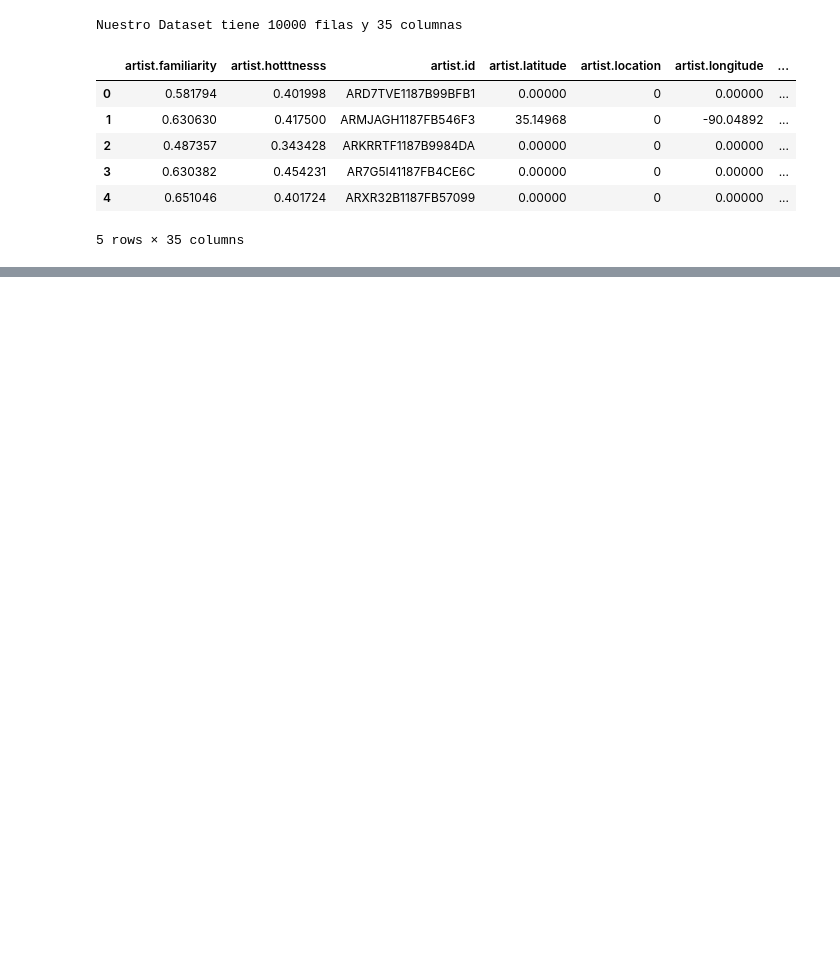
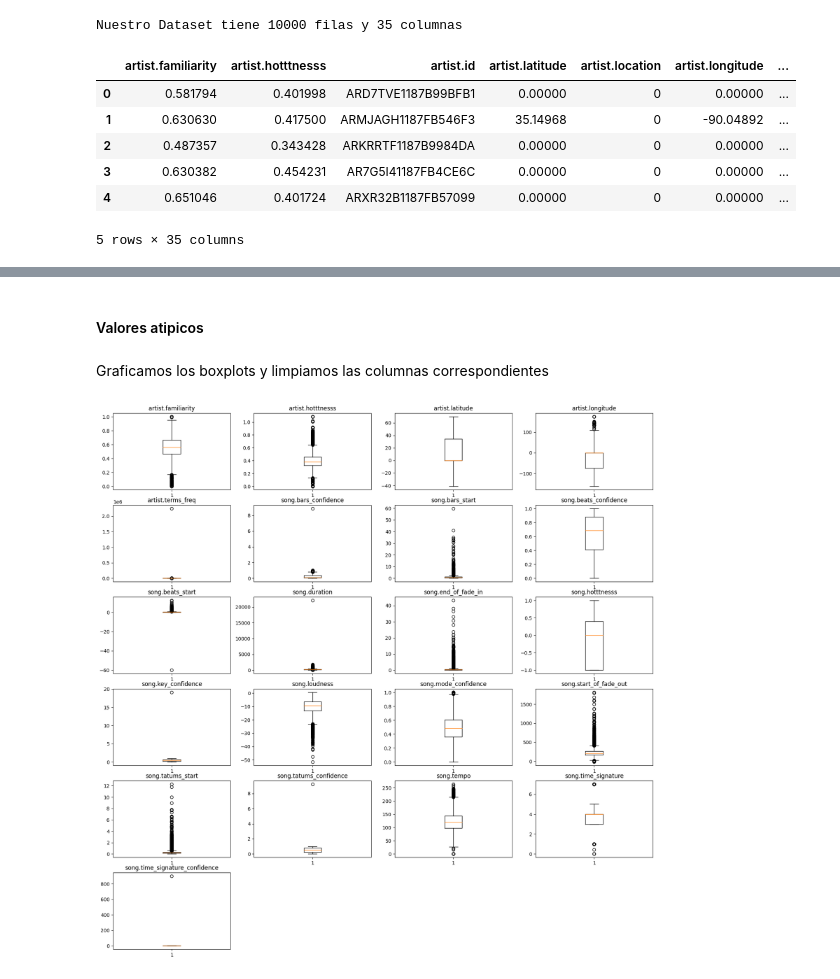
Before and after one commit to cristiandevar/PythonML, a Jupyter notebook: TPFinal/TPFINAL.ipynb, the cells around one changed output, grey strips where cells are left out. Cells and saved outputs as stored; diff of their text form; code cells hidden in the pictures; blank space fills up the shorter version.

```diff
--- a/TPFinal/TPFINAL.ipynb
+++ b/TPFinal/TPFINAL.ipynb
@@ -41,16 +48,13 @@ Según el articulo publicado en Kaggle la informacion fue obtenida del proyecto
 Soy creador de letras del genero Rap y me atrae el area musical, quisiera comprobar, mediante las tecnicas aprendidas en el curso, que parametros son valorados y poder ponerlos en practica.
 # %%
-# Importamos pandas
-import pandas as pd
-
 # Leemos el dataset
-d_music = pd.read_csv('music.csv')
+d_musica = pd.read_csv('music.csv')
 
 # Mostramos el tamaño
-print(f'Nuestro Dataset tiene {d_music.shape[0]} filas y {d_music.shape[1]} columnas')
+print(f'Nuestro Dataset tiene {d_musica.shape[0]} filas y {d_musica.shape[1]} columnas')
 
 # Primeras 5 filas
-d_music.head()
+d_musica.head()
 # %% [output]
 Nuestro Dataset tiene 10000 filas y 35 columnas
 |  | artist.familiarity | artist.hotttnesss | artist.id | artist.latitude | artist.location | artist.longitude | ... |
@@ -137,0 +173,3 @@ Nuestro Dataset tiene 10000 filas y 35 columnas
+# %%
+moda_artist_terms = d_musica['artist.terms'].mode()[0]
+d_musica.loc[d_musica['artist.terms'].isnull(), 'artist.terms'] = moda_artist_terms
@@ -137,0 +210,4 @@ Nuestro Dataset tiene 10000 filas y 35 columnas
+# %%
+columns = ['artist.location', 'artist.similar', 'release.name', 'song.artist_mbtags', 'song.artist_mbtags_count']
+d_musica.drop(columns=columns, inplace=True)
+d_musica.head()
@@ -137,0 +222,38 @@ Nuestro Dataset tiene 10000 filas y 35 columnas
+# %% [markdown]
+#### Valores atipicos
+# %% [markdown]
+Graficamos los boxplots y limpiamos las columnas correspondientes
+# %%
+# Definimos la lista de columnas cuya informacion corresponda a variables cuantitativas
+cols = ['artist.familiarity',
+        'artist.hotttnesss',
+        'artist.latitude',
+        'artist.longitude',
+        'artist.terms_freq',
+        'song.bars_confidence',
+        'song.bars_start',
+        'song.beats_confidence',
+        'song.beats_start',
+        'song.duration',
+        'song.end_of_fade_in',
+        'song.hotttnesss',
+        'song.key_confidence',
+        'song.loudness',
+        'song.mode_confidence',
+        'song.start_of_fade_out',
+        'song.tatums_start',
+        'song.tatums_confidence',
+        'song.tempo',
+        'song.time_signature',
+        'song.time_signature_confidence']
+
+posicion = 1
+plt.figure(figsize=(20,20))
+for c in cols:
+    plt.subplot(6,4,posicion)
+    plt.title(c)
+    plt.boxplot(d_musica[c])
+    posicion += 1
+plt.show()
+# %% [output]
+[figure, added]
```
Also changed, not shown: parts of 19 cells of this notebook.
